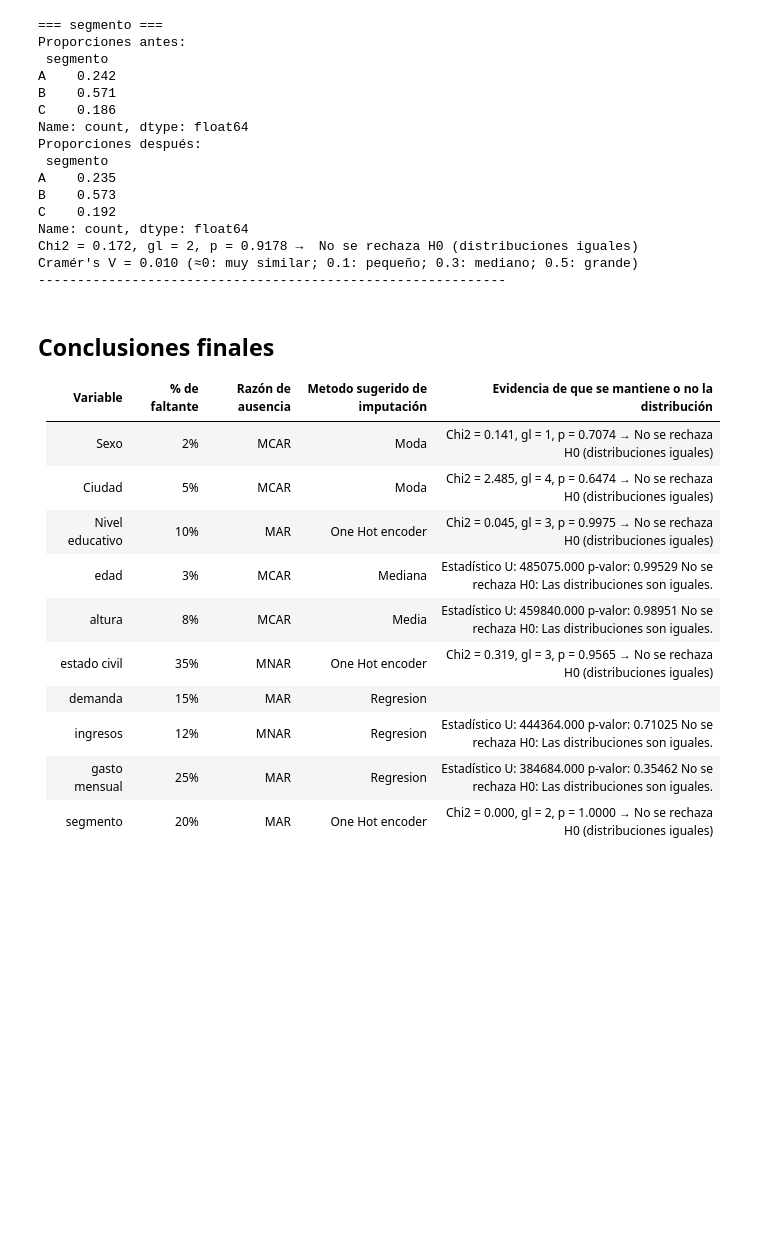
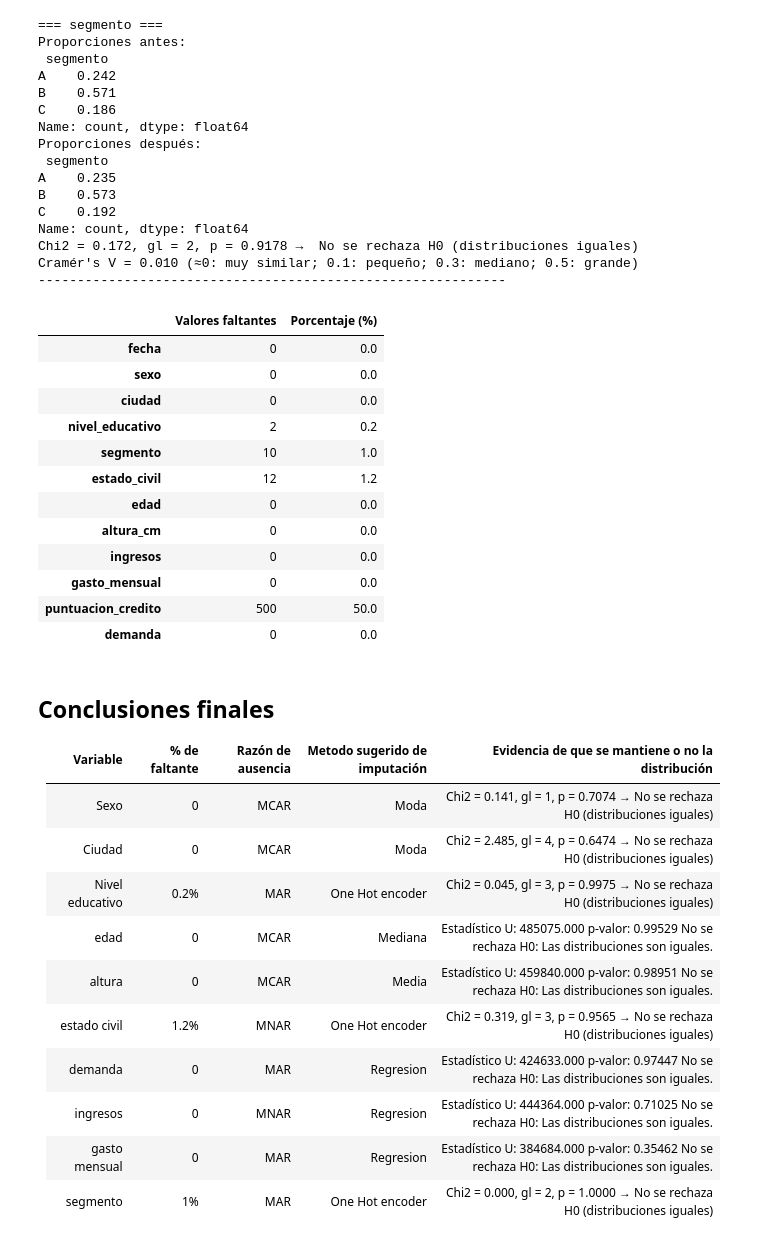
Before and after one commit to Locosteve4526/Taller_imputacion, a Jupyter notebook: _build/jupyter_execute/Taller_imputacion.ipynb, the cells around one changed output. Cells and saved outputs as stored; diff of their text form; code cells hidden in the pictures; blank space fills up the shorter version.

```diff
--- a/_build/jupyter_execute/Taller_imputacion.ipynb
+++ b/_build/jupyter_execute/Taller_imputacion.ipynb
@@ -708,18 +708,43 @@ Name: count, dtype: float64
 Chi2 = 0.172, gl = 2, p = 0.9178 →  No se rechaza H0 (distribuciones iguales)
 Cramér's V = 0.010 (≈0: muy similar; 0.1: pequeño; 0.3: mediano; 0.5: grande)
 ------------------------------------------------------------
+# %%
+# Calcular número y porcentaje de valores faltantes por variable
+missing_count = df_imputed.isnull().sum()
+missing_percent = (missing_count / len(df_imputed)) * 100
+# Mostrar tabla resumen
+missing_summary = pd.DataFrame({
+    'Valores faltantes': missing_count,
+    'Porcentaje (%)': missing_percent
+})
+
+missing_summary
+# %% [output]
+|  | Valores faltantes | Porcentaje (%) |
+| fecha | 0 | 0.0 |
+| sexo | 0 | 0.0 |
+| ciudad | 0 | 0.0 |
+| nivel_educativo | 2 | 0.2 |
+| segmento | 10 | 1.0 |
+| estado_civil | 12 | 1.2 |
+| edad | 0 | 0.0 |
+| altura_cm | 0 | 0.0 |
+| ingresos | 0 | 0.0 |
+| gasto_mensual | 0 | 0.0 |
+| puntuacion_credito | 500 | 50.0 |
+| demanda | 0 | 0.0 |
 # %% [markdown]
 ## Conclusiones finales
 
 |      Variable     |     % de faltante      |Razón de ausencia|      Metodo sugerido de imputación     | Evidencia de que se mantiene o no la distribución
 |-----------|-----------|-----------|----------|-----------|
-|        Sexo   |     2%      |     MCAR   |Moda| Chi2 = 0.141, gl = 1, p = 0.7074 →  No se rechaza H0 (distribuciones iguales)|
-|      Ciudad     |    5%       |      MCAR     |Moda |Chi2 = 2.485, gl = 4, p = 0.6474 →  No se rechaza H0 (distribuciones iguales)|
-|         Nivel educativo  |       10%    |   MAR        |   One Hot encoder  |Chi2 = 0.045, gl = 3, p = 0.9975 →  No se rechaza H0 (distribuciones iguales)|
-|      edad     |       3%    |        MCAR    |  Mediana         |Estadístico U: 485075.000 p-valor: 0.99529 No se rechaza H0: Las distribuciones son iguales.|
-|     altura      |    8%       |       MCAR      |   Media  |Estadístico U: 459840.000 p-valor: 0.98951 No se rechaza H0: Las distribuciones son iguales.|
-|         estado civil  |   35%         |    MNAR       |    One Hot encoder     |Chi2 = 0.319, gl = 3, p = 0.9565 →  No se rechaza H0 (distribuciones iguales)|
-| demanda | 15%|MAR|Regresion| |
-|        ingresos   |  12%         |    MNAR       | Regresion| Estadístico U: 444364.000 p-valor: 0.71025 No se rechaza H0: Las distribuciones son iguales. |
-|    gasto mensual       |      25%     |   MAR        |    Regresion |Estadístico U: 384684.000 p-valor: 0.35462 No se rechaza H0: Las distribuciones son iguales.|
-|       segmento    |   20%        |     MAR      |  One Hot encoder  |Chi2 = 0.000, gl = 2, p = 1.0000 →  No se rechaza H0 (distribuciones iguales)|
+|        Sexo   |       0   |     MCAR   |Moda| Chi2 = 0.141, gl = 1, p = 0.7074 →  No se rechaza H0 (distribuciones iguales)|
+|      Ciudad     |    0       |      MCAR     |Moda |Chi2 = 2.485, gl = 4, p = 0.6474 →  No se rechaza H0 (distribuciones iguales)|
+|         Nivel educativo  |       0.2%    |   MAR        |   One Hot encoder  |Chi2 = 0.045, gl = 3, p = 0.9975 →  No se rechaza H0 (distribuciones iguales)|
+|      edad     |       0    |        MCAR    |  Mediana         |Estadístico U: 485075.000 p-valor: 0.99529 No se rechaza H0: Las distribuciones son iguales.|
+|     altura      |    0       |       MCAR      |   Media  |Estadístico U: 459840.000 p-valor: 0.98951 No se rechaza H0: Las distribuciones son iguales.|
+|         estado civil  |   1.2%        |    MNAR       |    One Hot encoder     |Chi2 = 0.319, gl = 3, p = 0.9565 →  No se rechaza H0 (distribuciones iguales)|
+| demanda | 0|MAR|Regresion| Estadístico U: 424633.000 p-valor: 0.97447 No se rechaza H0: Las distribuciones son iguales.|
+|        ingresos   |  0         |    MNAR       | Regresion| Estadístico U: 444364.000 p-valor: 0.71025 No se rechaza H0: Las distribuciones son iguales. |
+|    gasto mensual       |      0     |   MAR        |    Regresion |Estadístico U: 384684.000 p-valor: 0.35462 No se rechaza H0: Las distribuciones son iguales.|
+|       segmento    |   1%        |     MAR      |  One Hot encoder  |Chi2 = 0.000, gl = 2, p = 1.0000 →  No se rechaza H0 (distribuciones iguales)|
```
Also changed, not shown: 4 other files.
